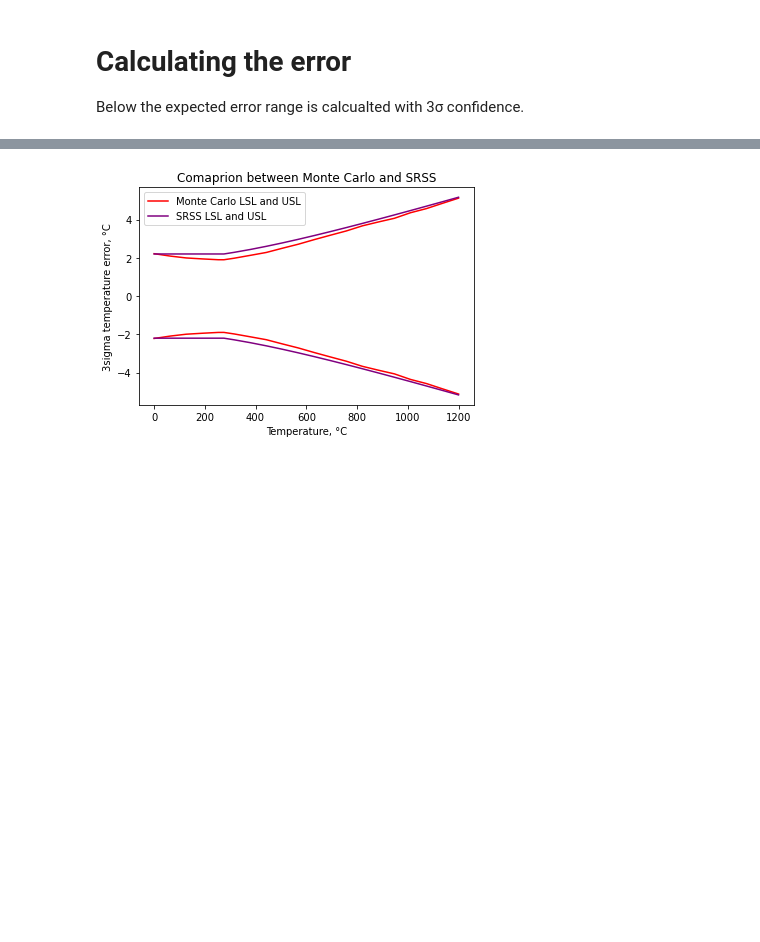
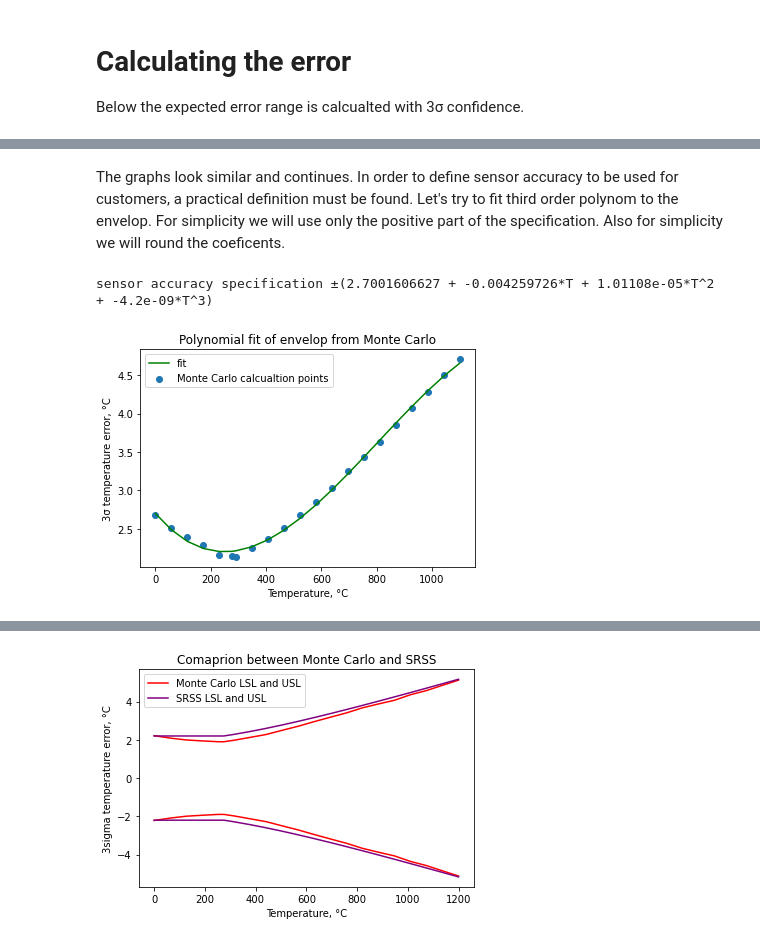
Before and after one commit to Chehlarov/Math-for-devs, a Jupyter notebook: 99 - TC project/N-type thermocouple accuracy calculation using Monte Carlo.ipynb, the cells around one changed output, grey strips where cells are left out. Cells and saved outputs as stored; diff of their text form; code cells hidden in the pictures; blank space fills up the shorter version.

```diff
--- a/99 - TC project/N-type thermocouple accuracy calculation using Monte Carlo.ipynb
+++ b/99 - TC project/N-type thermocouple accuracy calculation using Monte Carlo.ipynb
@@ -291,0 +307,21 @@ error_in_temperature_range(0, 1100, range_of_error_monte_carlo)
+# %% [markdown]
+The graphs look similar and continues. In order to define sensor accuracy to be used for customers, a practical definition must be found. Let's try to fit third order polynom to the envelop. For simplicity we will use only the positive part of the specification. Also for simplicity we will round the coeficents.
+# %%
+coef = np.polyfit(envelop_data[0], envelop_data[1], 3)
+coef = [np.round(c, 10) for c in coef]
+print(f"sensor accuracy specification ±({coef[3]} + {coef[2]}*T + {coef[1]}*T^2 + {coef[0]}*T^3)")
+poly = np.poly1d(coef)
+
+plot_x = envelop_data[0]
+plot_y = poly(plot_x)
+
+plt.title("Polynomial fit of envelop from Monte Carlo")
+plt.plot(plot_x, plot_y, c = "green", label="fit")
+plt.scatter(envelop_data[0], envelop_data[1], label="Monte Carlo calcualtion points")
+plt.xlabel("Temperature, °C")
+plt.ylabel("3σ temperature error, °C")
+plt.legend()
+plt.show()
+# %% [output]
+sensor accuracy specification ±(2.7001606627 + -0.004259726*T + 1.01108e-05*T^2 + -4.2e-09*T^3)
+[figure, added]
```
Also changed, not shown: parts of 17 cells of this notebook.
